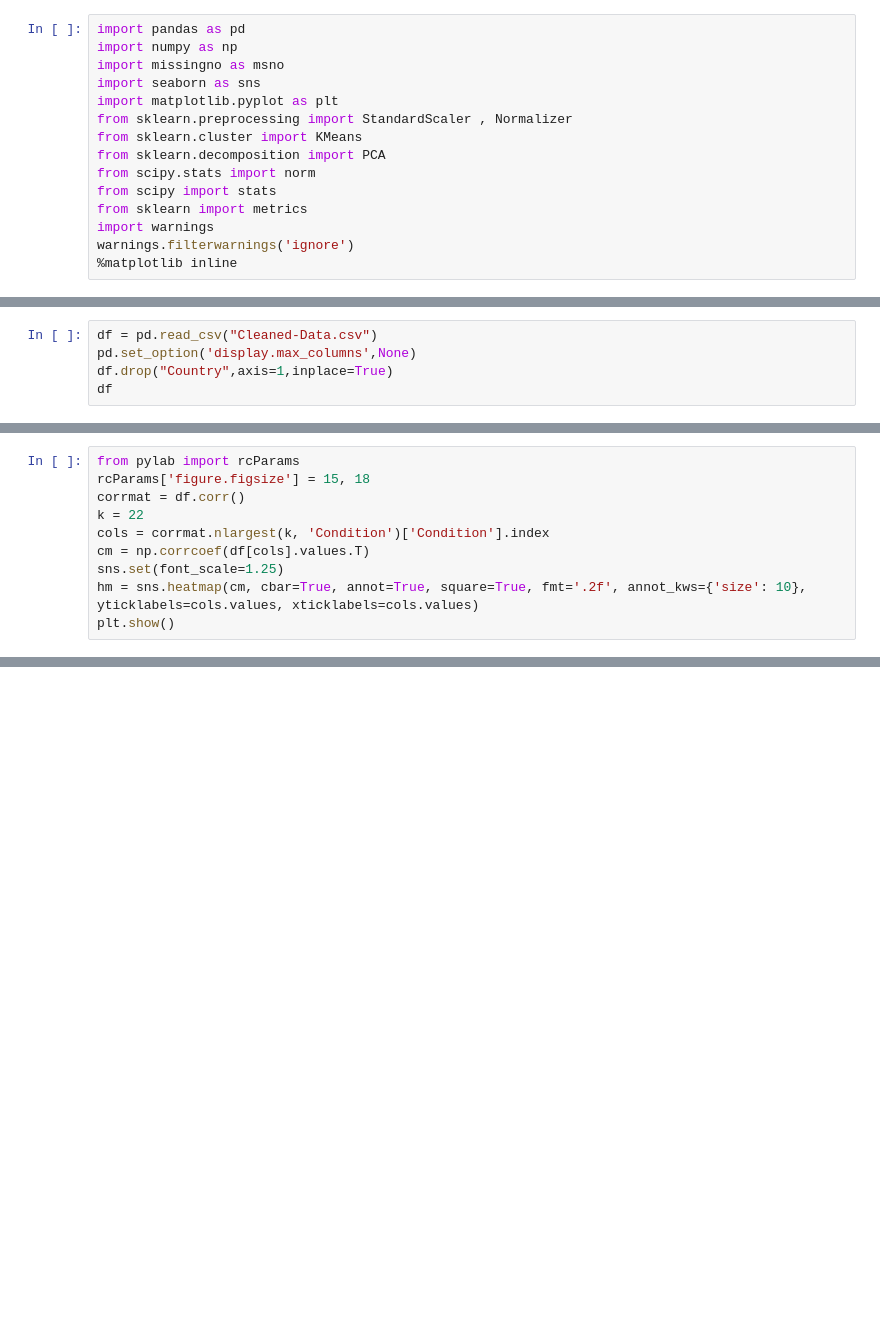
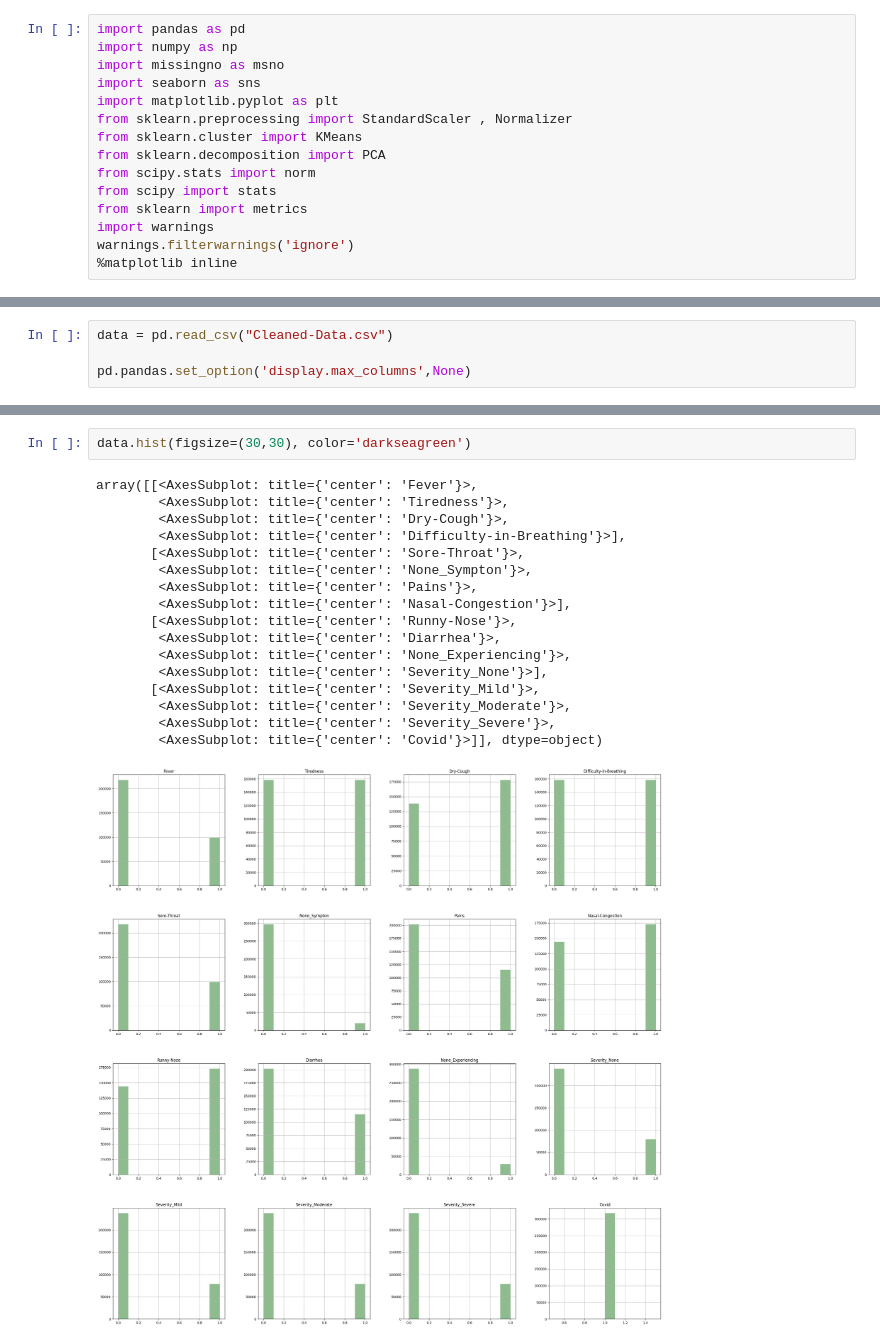
Before and after one commit to RSMMIX/LinearProject, a Jupyter notebook: ProjectCovid_19.ipynb, the cells around one changed output, grey strips where cells are left out. Saved outputs shown, nothing was run; the diff lists cells and outputs as text; blank space fills up the shorter version.

```diff
--- a/ProjectCovid_19.ipynb
+++ b/ProjectCovid_19.ipynb
@@ -54,5 +41,4 @@ warnings.filterwarnings('ignore')
 # %%
-df = pd.read_csv("Cleaned-Data.csv")
-pd.set_option('display.max_columns',None)
-df.drop("Country",axis=1,inplace=True)
-df
+data = pd.read_csv("Cleaned-Data.csv")
+
+pd.pandas.set_option('display.max_columns',None)
@@ -169,10 +44,0 @@ df
-# %%
-from pylab import rcParams
-rcParams['figure.figsize'] = 15, 18
-corrmat = df.corr()
-k = 22
-cols = corrmat.nlargest(k, 'Condition')['Condition'].index
-cm = np.corrcoef(df[cols].values.T)
-sns.set(font_scale=1.25)
-hm = sns.heatmap(cm, cbar=True, annot=True, square=True, fmt='.2f', annot_kws={'size': 10}, yticklabels=cols.values, xticklabels=cols.values)
-plt.show()
@@ -180,0 +75,20 @@ plt.show()
+# %%
+data.hist(figsize=(30,30), color='darkseagreen')
+# %% [output]
+array([[<AxesSubplot: title={'center': 'Fever'}>,
+        <AxesSubplot: title={'center': 'Tiredness'}>,
+        <AxesSubplot: title={'center': 'Dry-Cough'}>,
+        <AxesSubplot: title={'center': 'Difficulty-in-Breathing'}>],
+       [<AxesSubplot: title={'center': 'Sore-Throat'}>,
+        <AxesSubplot: title={'center': 'None_Sympton'}>,
+        <AxesSubplot: title={'center': 'Pains'}>,
+        <AxesSubplot: title={'center': 'Nasal-Congestion'}>],
+       [<AxesSubplot: title={'center': 'Runny-Nose'}>,
+        <AxesSubplot: title={'center': 'Diarrhea'}>,
+        <AxesSubplot: title={'center': 'None_Experiencing'}>,
+        <AxesSubplot: title={'center': 'Severity_None'}>],
+       [<AxesSubplot: title={'center': 'Severity_Mild'}>,
+        <AxesSubplot: title={'center': 'Severity_Moderate'}>,
+        <AxesSubplot: title={'center': 'Severity_Severe'}>,
+        <AxesSubplot: title={'center': 'Covid'}>]], dtype=object)
+[figure, added]
```
Also changed, not shown: parts of 23 cells of this notebook, 2 other files.
